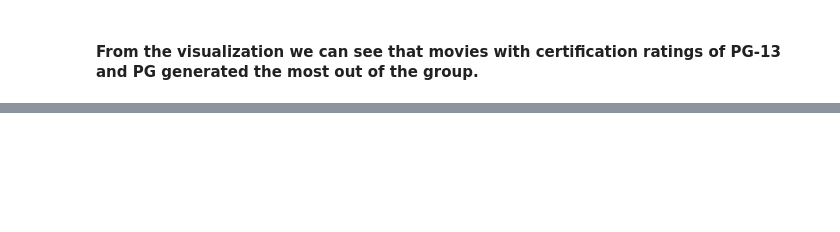
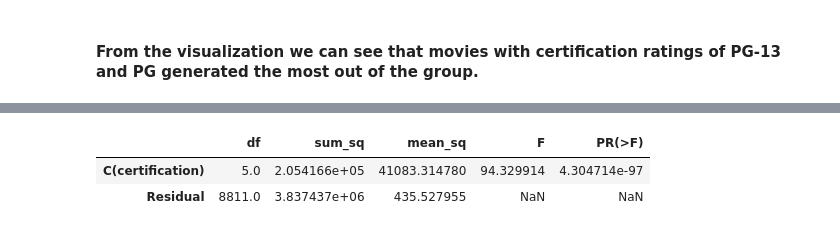
Before and after one commit to ahmedfathi1/Project-3, a Jupyter notebook: Part 4.ipynb, the cells around one changed output, grey strips where cells are left out. Cells and saved outputs as stored; diff of their text form; code cells hidden in the pictures; blank space fills up the shorter version.

```diff
--- a/Part 4.ipynb
+++ b/Part 4.ipynb
@@ -306,0 +423,16 @@ print(f"There are {len(male_df)} campaigns that only had males on the team." )
+# %%
+# ANOVA TESTINg
+
+import statsmodels.formula.api as smf
+import statsmodels.api as sm
+f = "runtime ~ C(certification)"
+# %%
+# Instantiating the model and fitting it
+model = smf.ols(f, df).fit()
+# %%
+res = sm.stats.anova_lm(model,typ=1)
+res
+# %% [output]
+|  | df | sum_sq | mean_sq | F | PR(>F) |
+| C(certification) | 5.0 | 2.054166e+05 | 41083.314780 | 94.329914 | 4.304714e-97 |
+| Residual | 8811.0 | 3.837437e+06 | 435.527955 | NaN | NaN |
```
Also changed, not shown: parts of 22 cells of this notebook.
